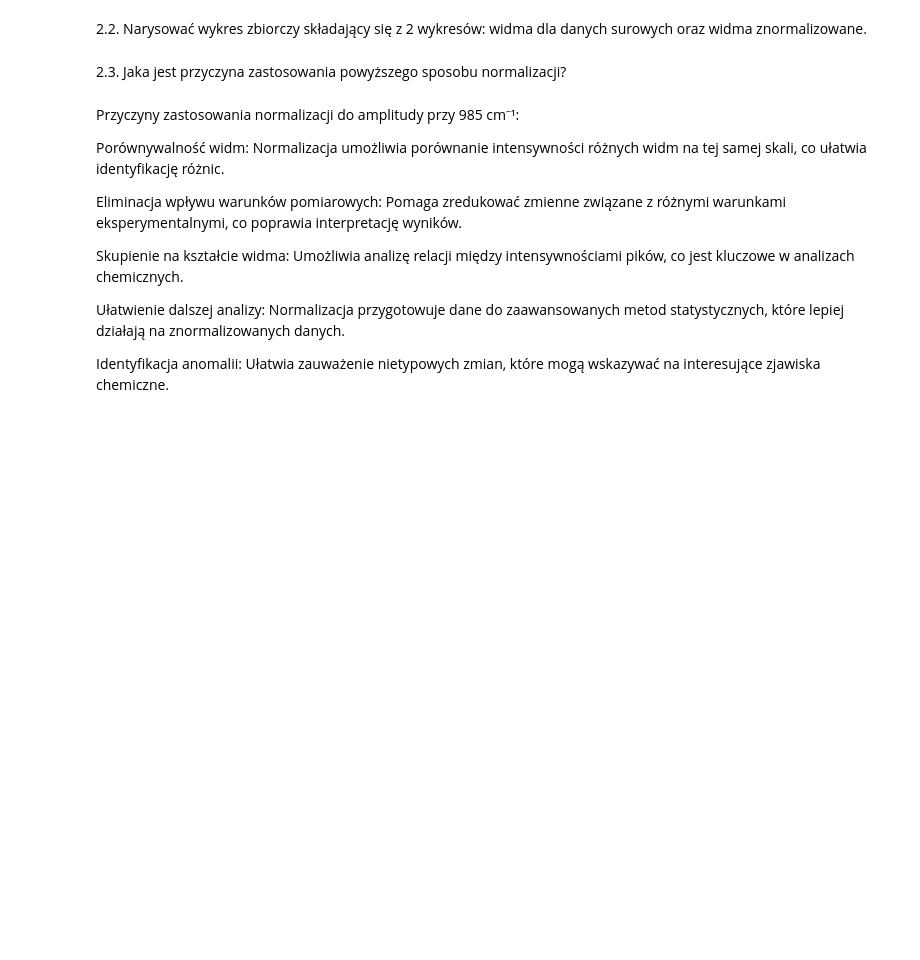
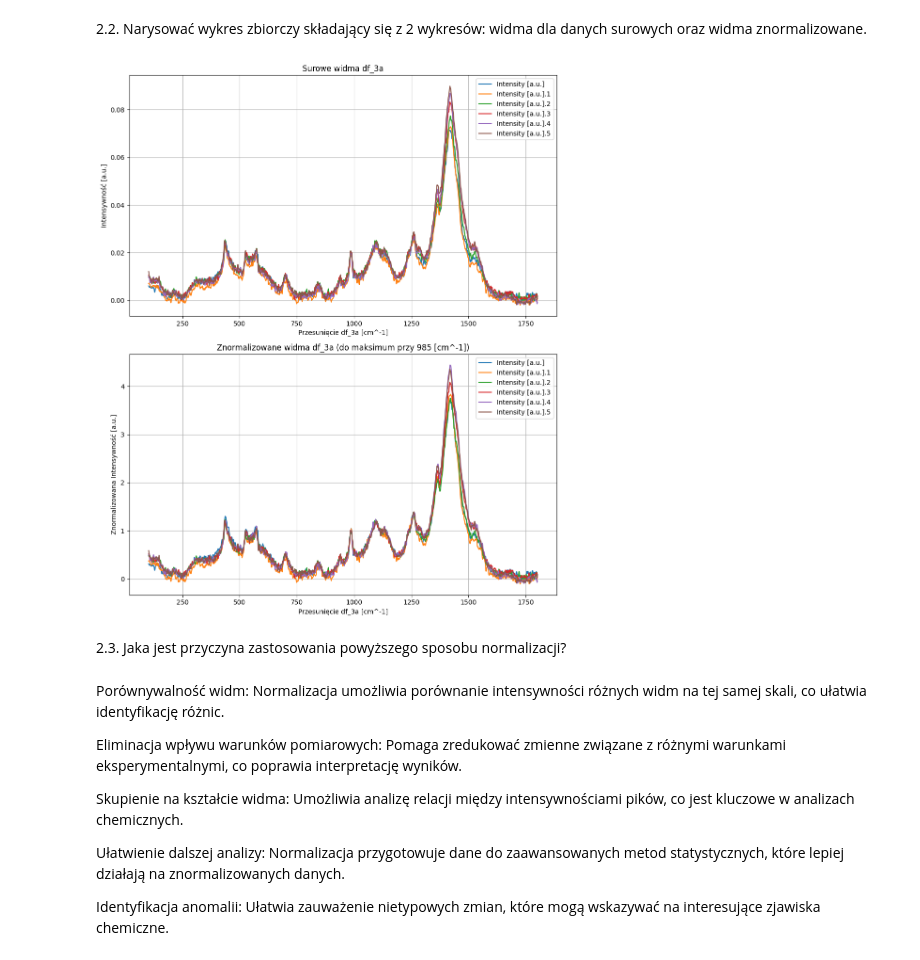
Before and after one commit to maddie84/Lab_Maszynowej_Analizy_Danych, a Jupyter notebook: Lab1/Jazwinska_Magda_LMAD_PSI_L1.ipynb, the cells around one changed output. Saved outputs shown, nothing was run; the diff lists cells and outputs as text; code cells hidden in the pictures; blank space fills up the shorter version.

```diff
--- a/Lab1/Jazwinska_Magda_LMAD_PSI_L1.ipynb
+++ b/Lab1/Jazwinska_Magda_LMAD_PSI_L1.ipynb
@@ -179,0 +176,18 @@ print(df1_normalized)
+# %%
+data = pd.read_csv('Zad2_L1.csv', sep=';', decimal=',')
+data = data.replace(',', '.', regex=True)
+data = data.drop(index=0).reset_index(drop=True)
+
+wavenumber_column = data.columns.difference(['Wavenumber [cm^-1]'])
+data[wavenumber_column] = data[wavenumber_column].apply(pd.to_numeric, errors='coerce')
+
+target_index = data[data['Wavenumber [cm^-1]'].astype(str).str.startswith('985')].index[0]
+
+print(data[wavenumber_column])
+data_copy = data
+wavenumber_column_copy = wavenumber_column
+
+amplitude_at_target = data_copy.loc[target_index, wavenumber_column_copy]
+normalized_intensity =data_copy[wavenumber_column_copy].div(amplitude_at_target)
+
+print(normalized_intensity)
@@ -227,8 +215,36 @@ plt.show()
+# %%
+raw_wavenumber = data['Wavenumber [cm^-1]']
+
+raw_intensity = data[wavenumber_column]
+normalized_intensity = normalized_intensity
+
+fig, axs = plt.subplots(2, 1, figsize=(10, 12))
+
+# wykres dla surowych danych
+for col in wavenumber_column:
+    axs[0].plot(raw_wavenumber, raw_intensity[col], label=col)
+axs[0].set_title('Surowe widma df_3a')
+axs[0].set_xlabel('Przesunięcie df_3a [cm^-1]')
+axs[0].set_ylabel('Intensywność [a.u.]')
+axs[0].legend(loc='upper right')
+axs[0].grid(True)
+
+# wykres dla znormalizowanych danych
+for col in wavenumber_column:
+    axs[1].plot(raw_wavenumber, normalized_intensity[col], label=col)
+axs[1].set_title('Znormalizowane widma df_3a (do maksimum przy 985 [cm^-1])')
+axs[1].set_xlabel('Przesunięcie df_3a [cm^-1]')
+axs[1].set_ylabel('Znormalizowana Intensywność [a.u.]')
+axs[1].legend(loc='upper right')
+axs[1].grid(True)
+
+plt.tight_layout()
+plt.show()
+# %% [output]
+[figure, added]
 # %% [markdown]
 2.3. Jaka jest przyczyna zastosowania powyższego sposobu normalizacji?
 # %% [markdown]
-Przyczyny zastosowania normalizacji do amplitudy przy 985 cm⁻¹:
-
 Porównywalność widm: Normalizacja umożliwia porównanie intensywności różnych widm na tej samej skali, co ułatwia identyfikację różnic.
 
 Eliminacja wpływu warunków pomiarowych: Pomaga zredukować zmienne związane z różnymi warunkami eksperymentalnymi, co poprawia interpretację wyników.
```
Also changed, not shown: parts of 20 cells of this notebook.
